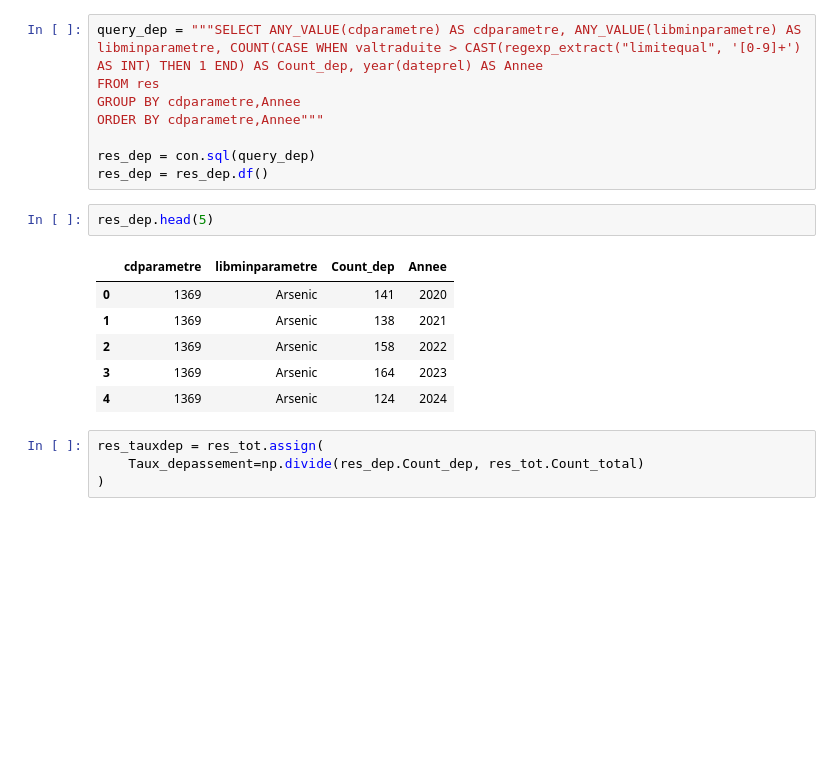
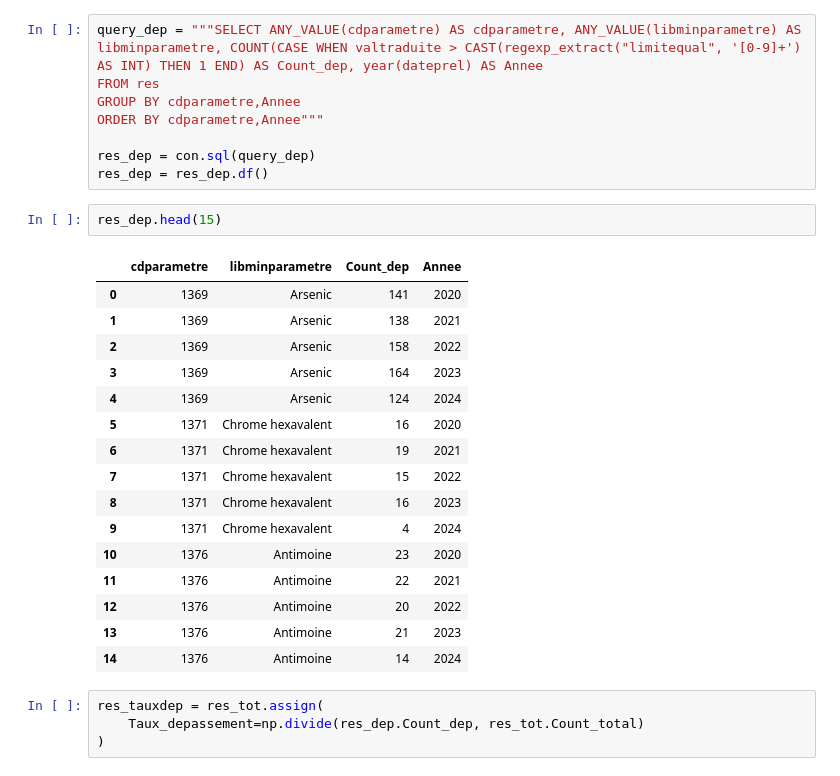
Before and after one commit to dataforgoodfr/13_pollution_eau, a Jupyter notebook: analytics/notebooks/explofocus.ipynb, the cells around one changed output. Drawn from its saved outputs; the diff is of its cells as text; blank space fills up the shorter version.

```diff
--- a/analytics/notebooks/explofocus.ipynb
+++ b/analytics/notebooks/explofocus.ipynb
@@ -426,14 +422,24 @@ ORDER BY cdparametre,Annee"""
 res_dep = con.sql(query_dep)
 res_dep = res_dep.df()
 # %%
-res_dep.head(5)
+res_dep.head(15)
 # %% [output]
 |  | cdparametre | libminparametre | Count_dep | Annee |
 | 0 | 1369 | Arsenic | 141 | 2020 |
 | 1 | 1369 | Arsenic | 138 | 2021 |
 | 2 | 1369 | Arsenic | 158 | 2022 |
 | 3 | 1369 | Arsenic | 164 | 2023 |
 | 4 | 1369 | Arsenic | 124 | 2024 |
+| 5 | 1371 | Chrome hexavalent | 16 | 2020 |
+| 6 | 1371 | Chrome hexavalent | 19 | 2021 |
+| 7 | 1371 | Chrome hexavalent | 15 | 2022 |
+| 8 | 1371 | Chrome hexavalent | 16 | 2023 |
+| 9 | 1371 | Chrome hexavalent | 4 | 2024 |
+| 10 | 1376 | Antimoine | 23 | 2020 |
+| 11 | 1376 | Antimoine | 22 | 2021 |
+| 12 | 1376 | Antimoine | 20 | 2022 |
+| 13 | 1376 | Antimoine | 21 | 2023 |
+| 14 | 1376 | Antimoine | 14 | 2024 |
 # %%
 res_tauxdep = res_tot.assign(
     Taux_depassement=np.divide(res_dep.Count_dep, res_tot.Count_total)
```
Also changed, not shown: parts of 12 cells of this notebook.
